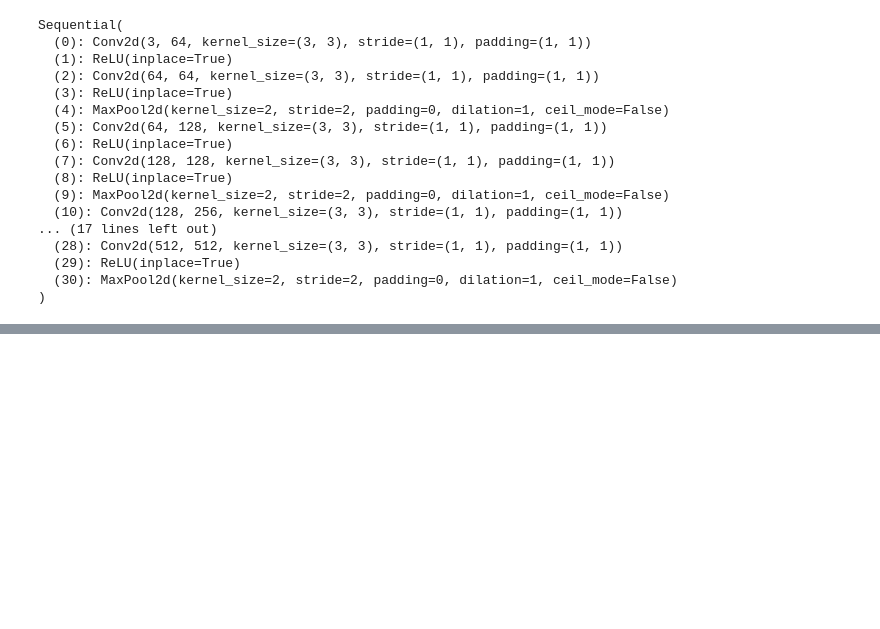
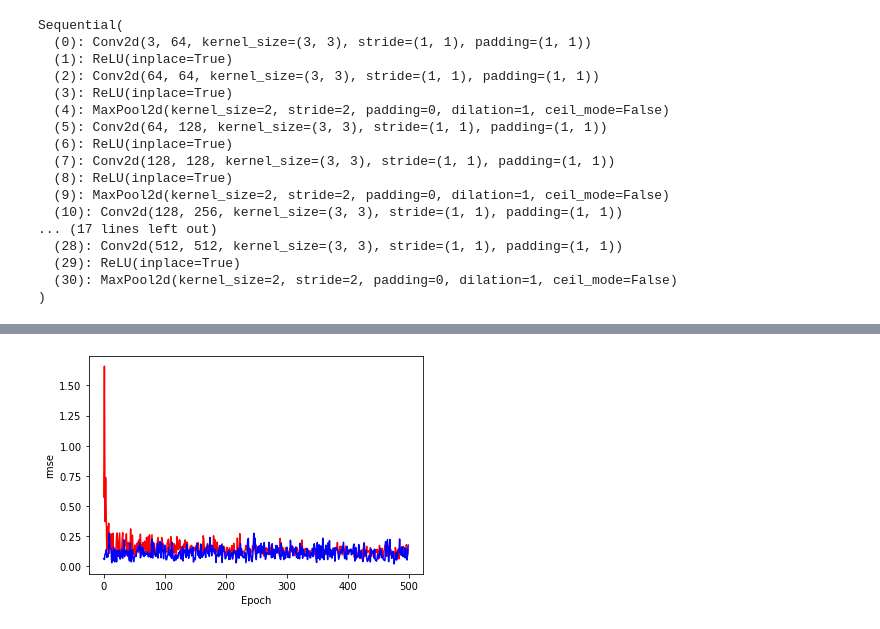
Before and after one commit to gravity0717/Capstone, a Jupyter notebook: MuitiCNN_MU_dataset.ipynb, the cells around one changed output, grey strips where cells are left out. Saved outputs shown, nothing was run; the diff lists cells and outputs as text; code cells hidden in the pictures; blank space fills up the shorter version.

```diff
--- a/MuitiCNN_MU_dataset.ipynb
+++ b/MuitiCNN_MU_dataset.ipynb
@@ -103,7 +189,7 @@ transfer learning
 
 from torchvision import models
 
-model_pt=models.vgg16(pretrained=True)
+model_pt=models.vgg16(weights='VGG16_Weights.IMAGENET1K_V1')
 
 
 for p in model_pt.parameters():
@@ -160,5 +275,3 @@ class Model(nn.Module):
         z = self.relu(z)
         z = self.l2(z)
         return z
-# %%
-model=Model().to(device)
@@ -164,0 +375,13 @@ model=Model().to(device)
+# %%
+torch.manual_seed(999)
+model_no_dp=Model_no_dp().to(device)
+dataset_size = len(custom_cloth)
+train_dataset,  test_dataset = random_split(custom_cloth, [train_size, test_size])
+
+train_dataloader = DataLoader(train_dataset, batch_size=16, shuffle=True, drop_last=True)
+test_dataloader = DataLoader(test_dataset, batch_size=4, shuffle=True, drop_last=True)
+criterion =torch.nn.MSELoss()
+optimizer =torch.optim.SGD(model_no_dp.parameters(), lr=  0.01)
+
+train_li=train(500,model_no_dp,optimizer=optimizer,criterion=criterion)
+test_li=test(500,model_no_dp,optimizer=optimizer,criterion=criterion)
@@ -165 +406,16 @@ model=Model().to(device)
+# %%
+#시각화
+t_l=[]
+for x in train_li:
+  x=x.detach().cpu().numpy()
+  t_l.append(x)
+plt.plot(np.arange(500),t_l,'r')
+plt.plot(np.arange(500),test_li,'b')
+
+plt.xlabel("Epoch")
+plt.ylabel("rmse")
+
+plt.show()
+# %% [output]
+[figure, added]
 # %%
```
Also changed, not shown: parts of 24 cells of this notebook.
